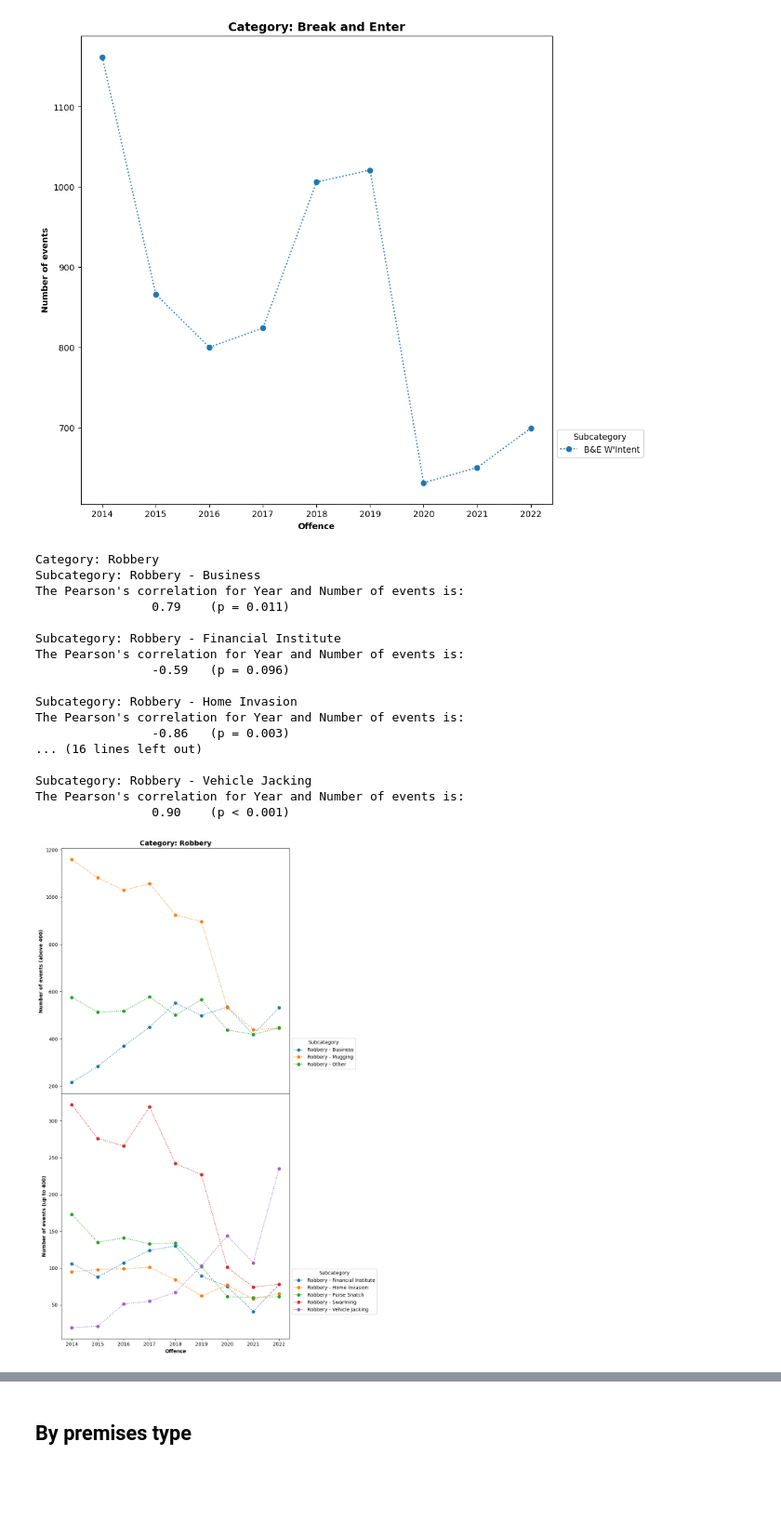
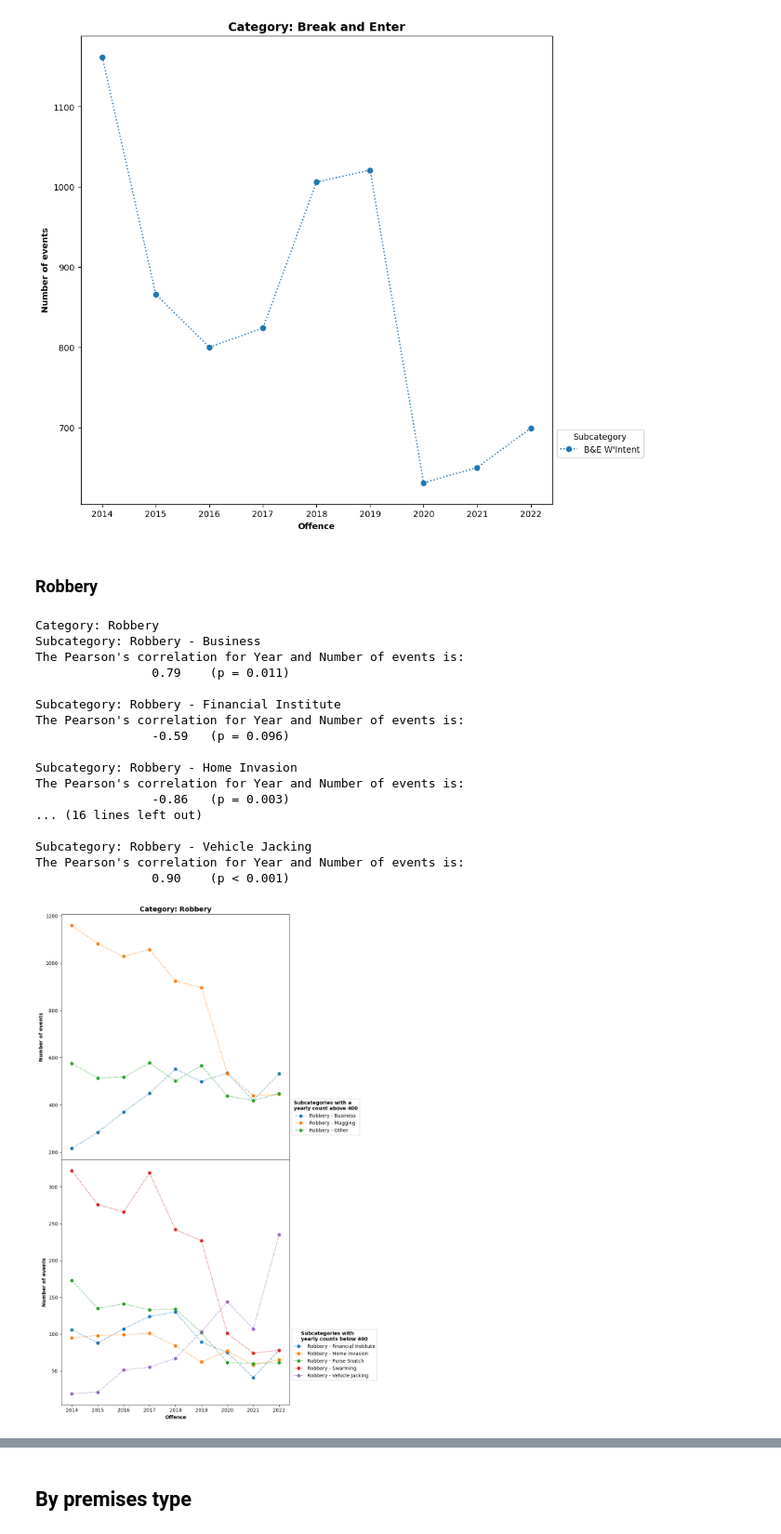
Before and after one commit to fannysigouin/project1, a Jupyter notebook: question_5/q5_year_to_year.ipynb, the cells around one changed output, grey strips where cells are left out. Shown at 93% size. Cells and saved outputs as stored; diff of their text form; code cells hidden in the pictures; blank space fills up the shorter version.

```diff
--- a/question_5/q5_year_to_year.ipynb
+++ b/question_5/q5_year_to_year.ipynb
@@ -258,6 +260,8 @@ Subcategory: B&E W'Intent
 The Pearson's correlation for Year and Number of events is:
                 -0.66   (p = 0.052)
 [figure]
+# %% [markdown]
+### Robbery
 # %%
 # Visualize
 min_count = 100
@@ -295,8 +299,16 @@ for offence in offences:
                 'o:',
                 label=offence
             )
-ax1.legend(loc=(1.01, 0.1), title='Subcategory')
-ax2.legend(loc=(1.01, 0.1), title='Subcategory')
+ax1.legend(
+    loc=(1.01, 0.1),
+    title='Subcategories with a\nyearly count above ' + str(mid_lim),
+    title_fontproperties={'weight': 700}
+)
+ax2.legend(
+    loc=(1.01, 0.1),
+    title='Subcategories with\nyearly counts below ' + str(mid_lim),
+    title_fontproperties={'weight': 700}
+)
 
 # Add some text for labels, title and custom x-axis tick labels, etc.
 ax1.set_title(
@@ -307,35 +319,35 @@ ax1.set_xlabel('Offence', fontdict={'weight': 700})
 ax2.set_xlabel('Offence', fontdict={'weight': 700})
 
 ax1.set_ylabel(
-    'Number of events (above ' + str(mid_lim) + ')' ,
+    'Number of events' ,
     fontdict={'weight': 700}
 )
 ax2.set_ylabel(
-    'Number of events (up to ' + str(mid_lim) + ')' ,
+    'Number of events' ,
     fontdict={'weight': 700}
 )
 
 
 plt.tight_layout()
 fig.subplots_adjust(hspace=0)
 
 plt.show()
 # %% [output]
 Category: Robbery
 Subcategory: Robbery - Business
 The Pearson's correlation for Year and Number of events is:
                 0.79    (p = 0.011)
 
 Subcategory: Robbery - Financial Institute
 The Pearson's correlation for Year and Number of events is:
                 -0.59   (p = 0.096)
 
 Subcategory: Robbery - Home Invasion
 The Pearson's correlation for Year and Number of events is:
                 -0.86   (p = 0.003)
 ... (16 lines left out)
 
 Subcategory: Robbery - Vehicle Jacking
 The Pearson's correlation for Year and Number of events is:
                 0.90    (p < 0.001)
-[figure, old version]
+[figure, new version]
```
Also changed, not shown: parts of 16 cells of this notebook.
